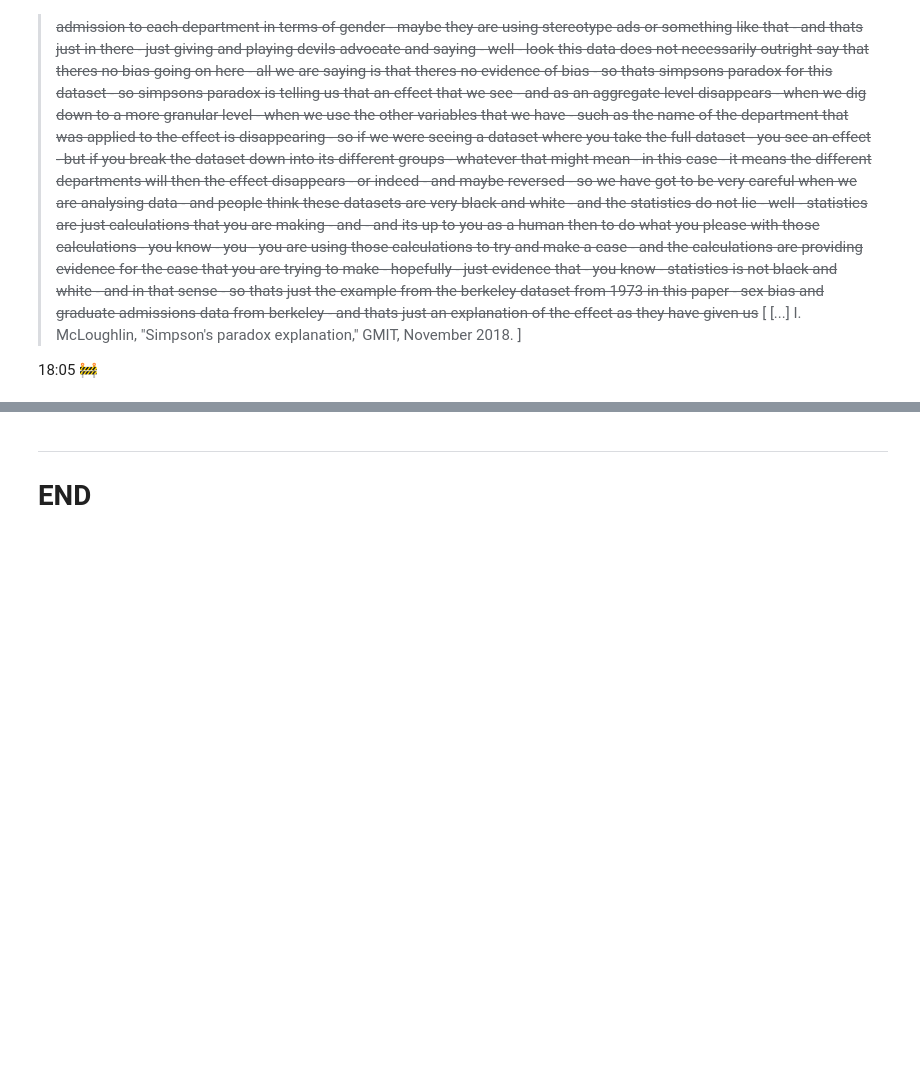
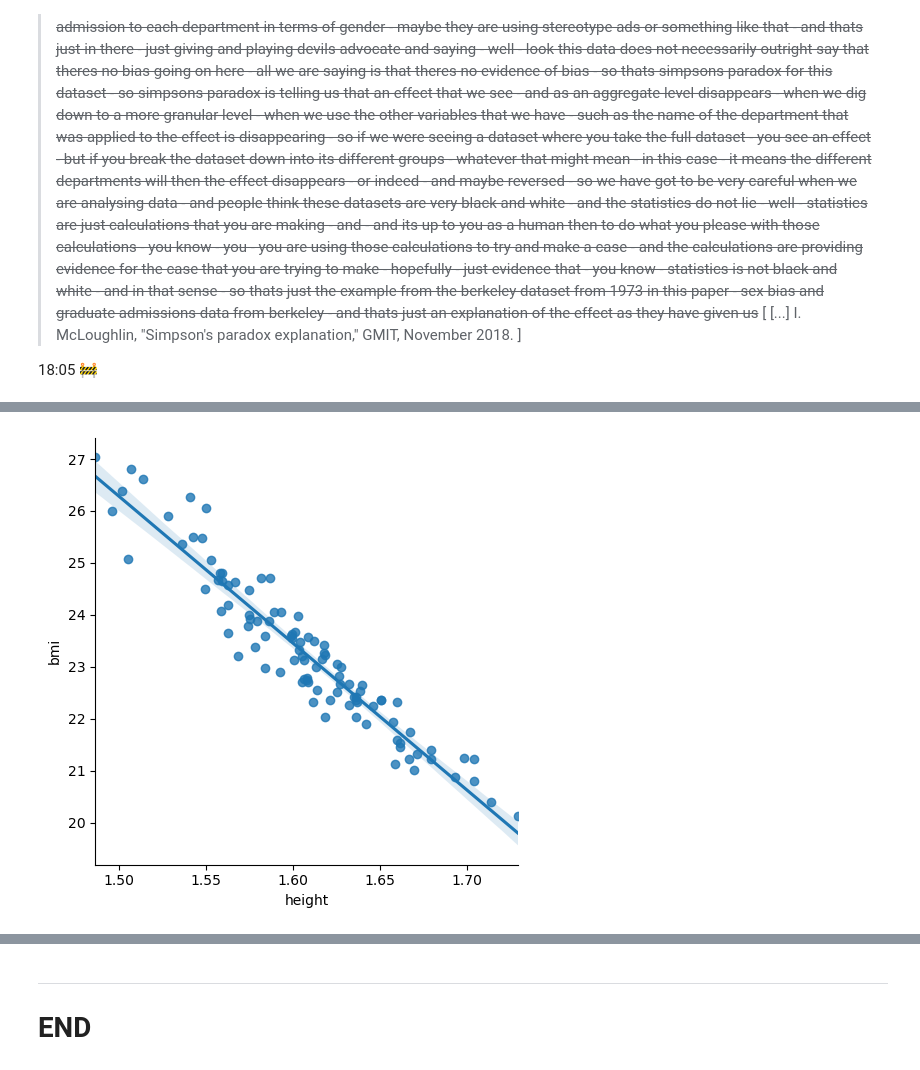
Before and after one commit to E6985/fda-simpsons-paradox, a Jupyter notebook: simpsons-paradox.ipynb, the cells around one changed output, grey strips where cells are left out. Saved outputs shown, nothing was run; the diff lists cells and outputs as text; code cells hidden in the pictures; blank space fills up the shorter version.

```diff
--- a/simpsons-paradox.ipynb
+++ b/simpsons-paradox.ipynb
@@ -185,0 +264,4 @@ expect_women_admitted
+# %%
+women=pd.DataFrame({"height":np.random.normal(1.6,0.05,100),"weight":np.random.normal(60,1,100)})
+# %%
+women["bmi"]=women["weight"]/women["height"]**2
@@ -185,0 +292,4 @@ expect_women_admitted
+# %%
+sns.lmplot(x="height",y="bmi",data=women);
+# %% [output]
+[figure, added]
```
Also changed, not shown: parts of 19 cells of this notebook.
